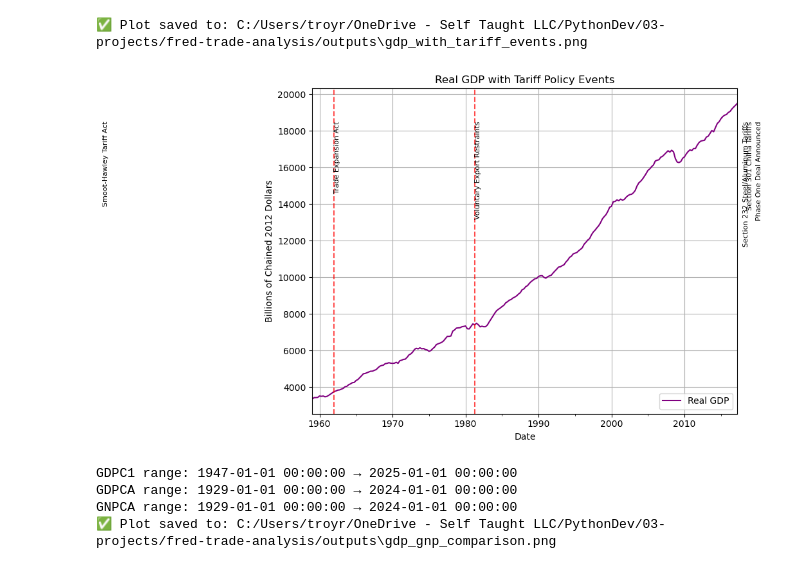
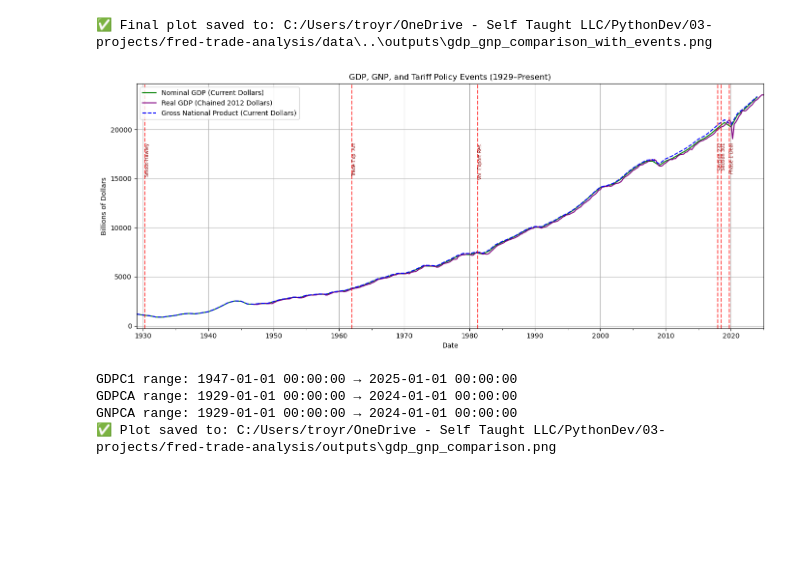
Before and after one commit to Huitzilopochtli45/fred-trade-analysis, a Jupyter notebook: notebooks/tariff_impact_analysis.ipynb, the cells around one changed output. Cells and saved outputs as stored; diff of their text form; code cells hidden in the pictures; blank space fills up the shorter version.

```diff
--- a/notebooks/tariff_impact_analysis.ipynb
+++ b/notebooks/tariff_impact_analysis.ipynb
@@ -37,45 +37,52 @@ C:/Users/troyr/OneDrive - Self Taught LLC/PythonDev/03-projects/fred-trade-analy
 # %%
 import pandas as pd
 import matplotlib.pyplot as plt
 import os
 
-# === Load macroeconomic data ===
-macro_path = "C:/Users/troyr/OneDrive - Self Taught LLC/PythonDev/03-projects/fred-trade-analysis/data/combined_macro.csv"
-df = pd.read_csv(macro_path, index_col=0, parse_dates=True)
+# === Load each series ===
+data_dir = "C:/Users/troyr/OneDrive - Self Taught LLC/PythonDev/03-projects/fred-trade-analysis/data"
+gdpc1 = pd.read_csv(f"{data_dir}/GDPC1.csv", index_col="Date", parse_dates=True)
+gdpca = pd.read_csv(f"{data_dir}/GDPCA.csv", index_col="Date", parse_dates=True)
+gnpca = pd.read_csv(f"{data_dir}/GNPCA.csv", index_col="Date", parse_dates=True)
 
-# === Load cleaned event data ===
-events_path = "C:/Users/troyr/OneDrive - Self Taught LLC/PythonDev/03-projects/fred-trade-analysis/data/TARIFF_EVENTS_CLEANED.csv"
-events_df = pd.read_csv(events_path, parse_dates=["Date"])
+# === Load short-labeled tariff events ===
+events = pd.read_csv(f"{data_dir}/TARIFF_EVENTS_LABELED.csv", parse_dates=["Date"])
+events = events[events["Date"].notna()]
 
-# === Plot GDP with event markers ===
-plt.figure(figsize=(12, 6))
-df["GDP"].plot(label="Real GDP", color="purple")
+# === Start the plot ===
+plt.figure(figsize=(14, 6))
 
-for _, row in events_df.iterrows():
+# Plot each line explicitly
+gdpca.plot(ax=plt.gca(), label="Nominal GDP", color="green")
+gdpc1.plot(ax=plt.gca(), label="Real GDP (Chained 2012)", color="purple")
+gnpca.plot(ax=plt.gca(), label="GNP", color="blue", linestyle="--")
+
+# Overlay event markers
+label_y = gdpca.max().values[0] * 0.80
+for _, row in events.iterrows():
+    label = row["Short_Label"]
     plt.axvline(x=row["Date"], color="red", linestyle="--", alpha=0.7)
-    plt.text(row["Date"], df["GDP"].max() * 0.95, row["Event_Name"],
-             rotation=90, verticalalignment='top', fontsize=8)
+    plt.text(row["Date"], label_y, label, rotation=90, fontsize=7, color="darkred", verticalalignment='top')
 
-plt.title("Real GDP with Tariff Policy Events")
+# === Finalize chart ===
+plt.title("GDP, GNP, and Tariff Policy Events (1929–Present)")
 plt.xlabel("Date")
-plt.ylabel("Billions of Chained 2012 Dollars")
+plt.ylabel("Billions of Dollars")
 plt.grid(True)
+plt.legend()
 plt.tight_layout()
-plt.legend()
 
-# === Save plot to outputs/ ===
-output_dir = "C:/Users/troyr/OneDrive - Self Taught LLC/PythonDev/03-projects/fred-trade-analysis/outputs"
+# === Save it ===
+output_dir = os.path.join(data_dir, "..", "outputs")
 os.makedirs(output_dir, exist_ok=True)
+output_path = os.path.join(output_dir, "gdp_gnp_comparison_with_events.png")
+plt.savefig(output_path)
+print(f"✅ Final plot saved to: {output_path}")
 
-output_path = os.path.join(output_dir, "gdp_with_tariff_events.png")
-plt.savefig(output_path)
-print(f"✅ Plot saved to: {output_path}")
-
-# Show the plot
 plt.show()
 # %% [output]
-✅ Plot saved to: C:/Users/troyr/OneDrive - Self Taught LLC/PythonDev/03-projects/fred-trade-analysis/outputs\gdp_with_tariff_events.png
+✅ Final plot saved to: C:/Users/troyr/OneDrive - Self Taught LLC/PythonDev/03-projects/fred-trade-analysis/data\..\outputs\gdp_gnp_comparison_with_events.png
-[figure, old version]
+[figure, new version]
 # %%
 import pandas as pd
 import matplotlib.pyplot as plt
```
Also changed, not shown: parts of 2 cells of this notebook, 4 other files.
